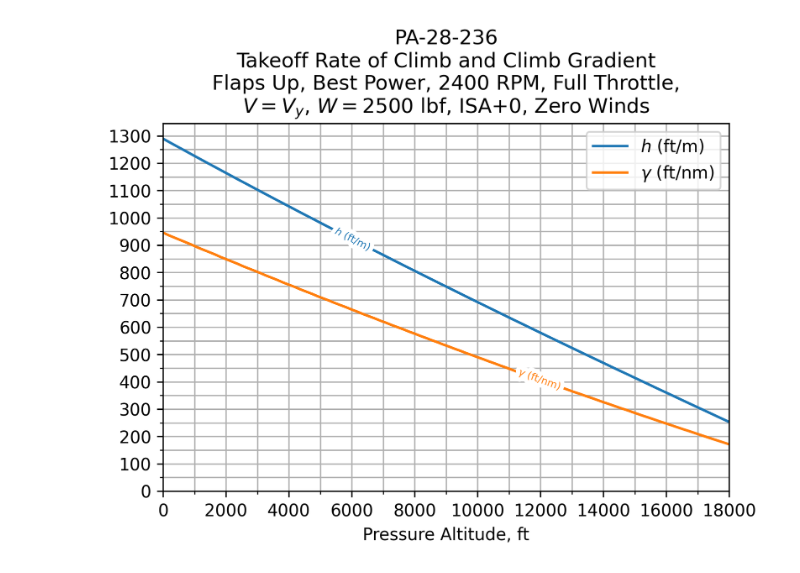
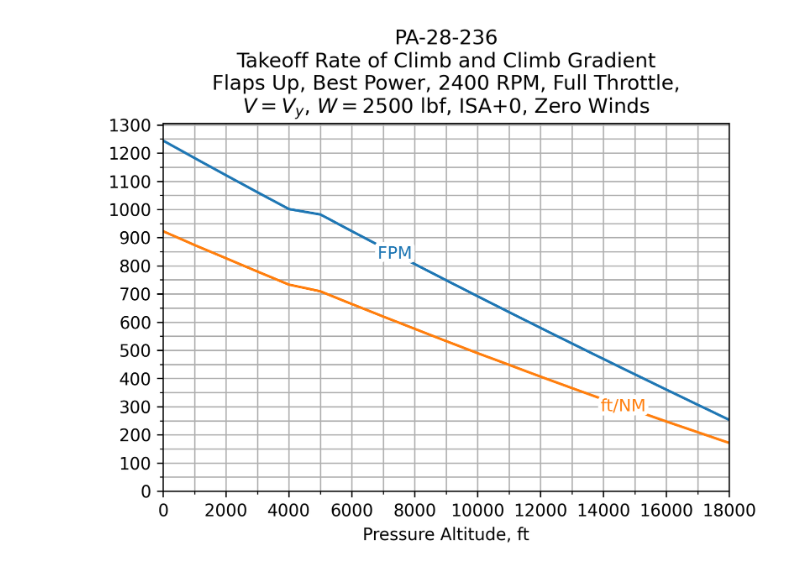
Before and after one commit to rbreslow/the-bootstrap-approach, a Jupyter notebook: examples/takeoff_climb_performance_analysis.ipynb, the cells around one changed output. Saved outputs shown, nothing was run; the diff lists cells and outputs as text; code cells hidden in the pictures.

```diff
--- a/examples/takeoff_climb_performance_analysis.ipynb
+++ b/examples/takeoff_climb_performance_analysis.ipynb
@@ -1,48 +1,30 @@
 # %%
+from examples.dakota_performance import best_rate_of_climb
+from the_bootstrap_approach.performance import ByAltitudeRowIndex
+
 %reload_ext autoreload
 %autoreload 2
 
 import matplotlib.pyplot as plt
-import numpy as np
 from labellines import labelLines
 from matplotlib.ticker import AutoMinorLocator, MultipleLocator
 
-from examples.dakota_performance.climb_performance import best_rate_of_climb
 from n51sw_dataplate import N51SW
-from the_bootstrap_approach.conditions import FullThrottleConditions
-from the_bootstrap_approach.equations import *
 from the_bootstrap_approach.mixture import Mixture
 
 
 def takeoff_climb_performance_graph(mixture, gross_aircraft_weight, isa_diff=0):
-    pressure_altitude = np.linspace(0, 18000, 100)
-
-    roc = []
-    aoc = []
-
-    for i in pressure_altitude:
-        vy = best_rate_of_climb(
-            N51SW,
-            FullThrottleConditions(
-                N51SW,
-                gross_aircraft_weight,
-                i,
-                # Conditions expects temperature in Fahrenheit, despite ISA+X
-                # notation meaning X°C.
-                c_to_f(metric_standard_temperature(i) + isa_diff),
-                mixture,
-                2400,
-            ),
-        )
-        roc.append(vy[3])
-        aoc.append(vy[4])
+    profile = best_rate_of_climb(N51SW, gross_aircraft_weight, isa_diff)
+    pressure_altitude = profile.data[:, ByAltitudeRowIndex.PRESSURE_ALTITUDE]
+    rate_of_climb = profile.data[:, ByAltitudeRowIndex.RATE_OF_CLIMB]
+    angle_of_climb = profile.data[:, ByAltitudeRowIndex.FEET_PER_NAUTICAL_MILE]
 
     fig, ax = plt.subplots()
 
-    ax.plot(pressure_altitude, roc, label=r"$h$ (ft/m)")
-    ax.plot(pressure_altitude, aoc, label=r"$\gamma$ (ft/nm)")
+    ax.plot(pressure_altitude, rate_of_climb, label="FPM")
+    ax.plot(pressure_altitude, angle_of_climb, label="ft/NM")
 
-    labelLines(plt.gca().get_lines(), zorder=2.5, fontsize=6)
+    labelLines(plt.gca().get_lines(), align=False, zorder=2.5)
 
     ax.set(
         xlabel="Pressure Altitude, ft",
@@ -50,33 +32,31 @@ def takeoff_climb_performance_graph(mixture, gross_aircraft_weight, isa_diff=0):
             "PA-28-236\n"
             "Takeoff Rate of Climb and Climb Gradient\n"
             f"{N51SW.configuration}, "
             f"{mixture.value}, "
             f"2400 RPM, "
             f"Full Throttle,\n"
             f"$V = V_y$, "
             f"$W = {gross_aircraft_weight}$ lbf, "
             f"ISA{isa_diff:+}, "
             f"Zero Winds"
         ),
     )
 
     ax.grid(True, which="both")
 
     ax.xaxis.set_major_locator(MultipleLocator(2000))
     ax.xaxis.set_minor_locator(AutoMinorLocator(2))
 
     ax.yaxis.set_major_locator(MultipleLocator(100))
     ax.yaxis.set_minor_locator(AutoMinorLocator(2))
 
     ax.set_xlim([0, 18000])
     ax.set_ylim(bottom=0)
 
-    plt.legend()
-
     fig.set(dpi=300)
     plt.show()
 
 
 takeoff_climb_performance_graph(Mixture.BEST_POWER, 2500, isa_diff=0)
 # %% [output]
-[figure, old version]
+[figure, new version]
```
Also changed, not shown: 6 other files.
